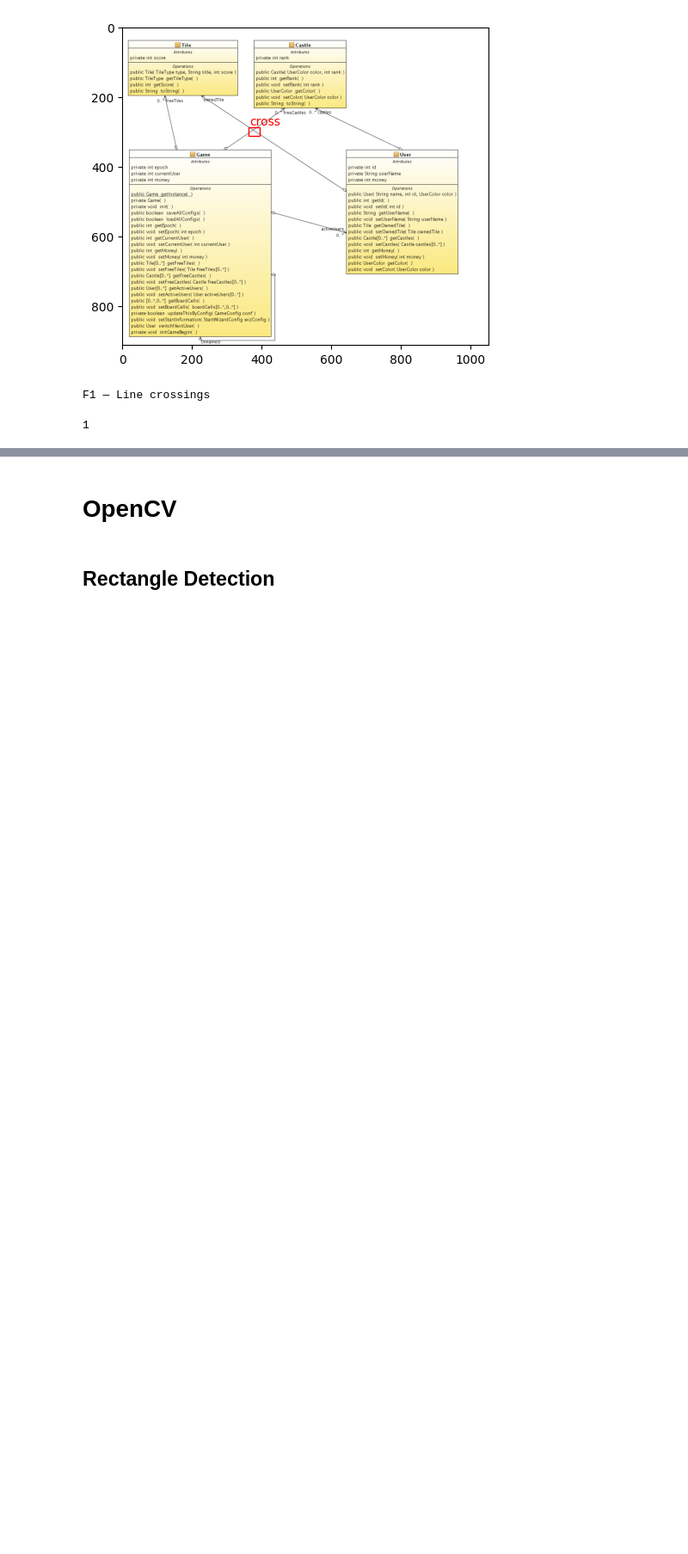
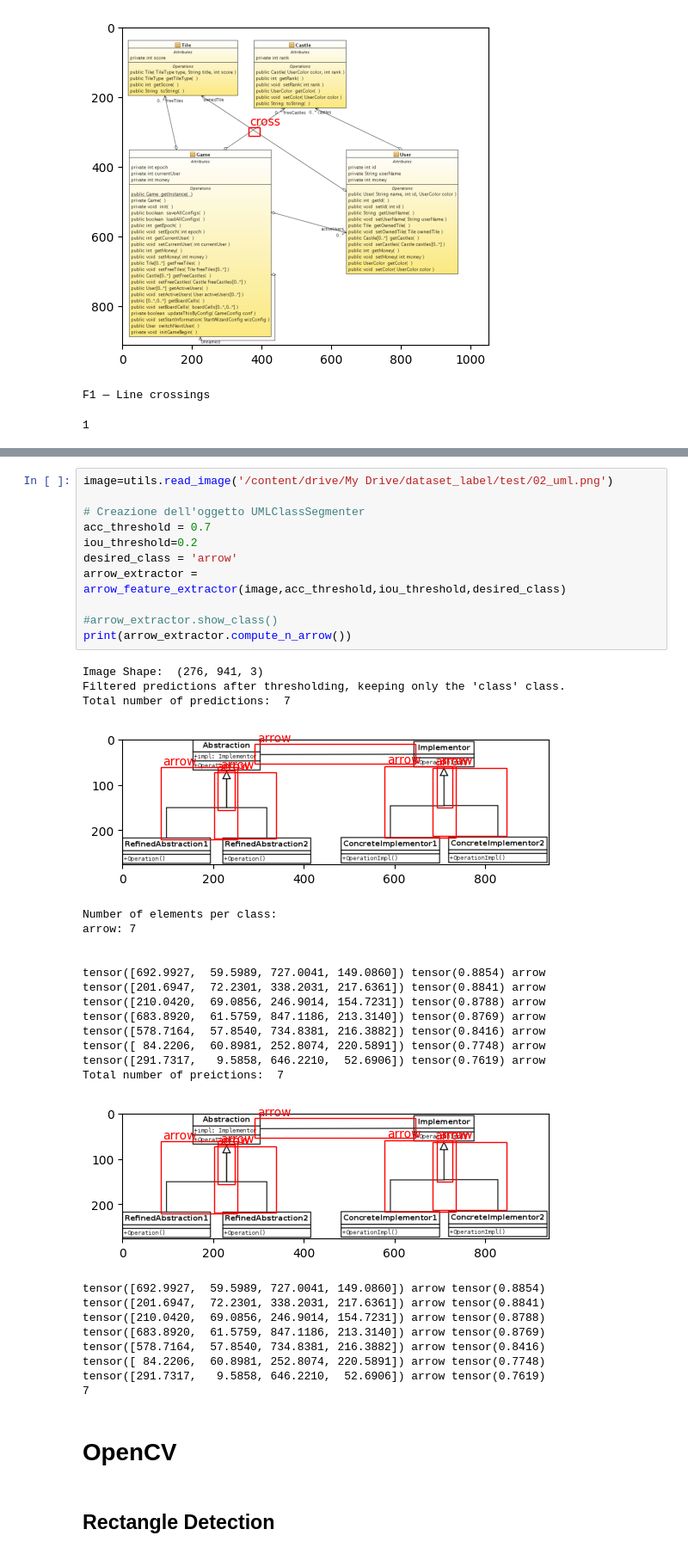
Before and after one commit to DomenicoArmillotta/MSC_thesis-Uml_quality_assessment_with_ML, a Jupyter notebook: provaOPENcv.ipynb, the cells around one changed output, grey strips where cells are left out. Shown at 86% size. Drawn from its saved outputs; the diff is of its cells as text; blank space fills up the shorter version.

Commit message:
arrow feature extraction

```diff
--- a/provaOPENcv.ipynb
+++ b/provaOPENcv.ipynb
@@ -1061,3 +1158,40 @@ F1 — Line crossings
+# %%
+image=utils.read_image('/content/drive/My Drive/dataset_label/test/02_uml.png')
+
+# Creazione dell'oggetto UMLClassSegmenter
+acc_threshold = 0.7
+iou_threshold=0.2
+desired_class = 'arrow'
+arrow_extractor = arrow_feature_extractor(image,acc_threshold,iou_threshold,desired_class)
+
+#arrow_extractor.show_class()
+print(arrow_extractor.compute_n_arrow())
+# %% [output]
+Image Shape:  (276, 941, 3)
+Filtered predictions after thresholding, keeping only the 'class' class.
+Total number of predictions:  7
+[figure, added]
+Number of elements per class:
+arrow: 7
+
+
+tensor([692.9927,  59.5989, 727.0041, 149.0860]) tensor(0.8854) arrow
+tensor([201.6947,  72.2301, 338.2031, 217.6361]) tensor(0.8841) arrow
+tensor([210.0420,  69.0856, 246.9014, 154.7231]) tensor(0.8788) arrow
+tensor([683.8920,  61.5759, 847.1186, 213.3140]) tensor(0.8769) arrow
+tensor([578.7164,  57.8540, 734.8381, 216.3882]) tensor(0.8416) arrow
+tensor([ 84.2206,  60.8981, 252.8074, 220.5891]) tensor(0.7748) arrow
+tensor([291.7317,   9.5858, 646.2210,  52.6906]) tensor(0.7619) arrow
+Total number of preictions:  7
+[figure, added]
+tensor([692.9927,  59.5989, 727.0041, 149.0860]) arrow tensor(0.8854)
+tensor([201.6947,  72.2301, 338.2031, 217.6361]) arrow tensor(0.8841)
+tensor([210.0420,  69.0856, 246.9014, 154.7231]) arrow tensor(0.8788)
+tensor([683.8920,  61.5759, 847.1186, 213.3140]) arrow tensor(0.8769)
+tensor([578.7164,  57.8540, 734.8381, 216.3882]) arrow tensor(0.8416)
+tensor([ 84.2206,  60.8981, 252.8074, 220.5891]) arrow tensor(0.7748)
+tensor([291.7317,   9.5858, 646.2210,  52.6906]) arrow tensor(0.7619)
+7
 # %% [markdown]
 # OpenCV
 # %% [markdown]
```
Also changed, not shown: parts of 8 cells of this notebook.
